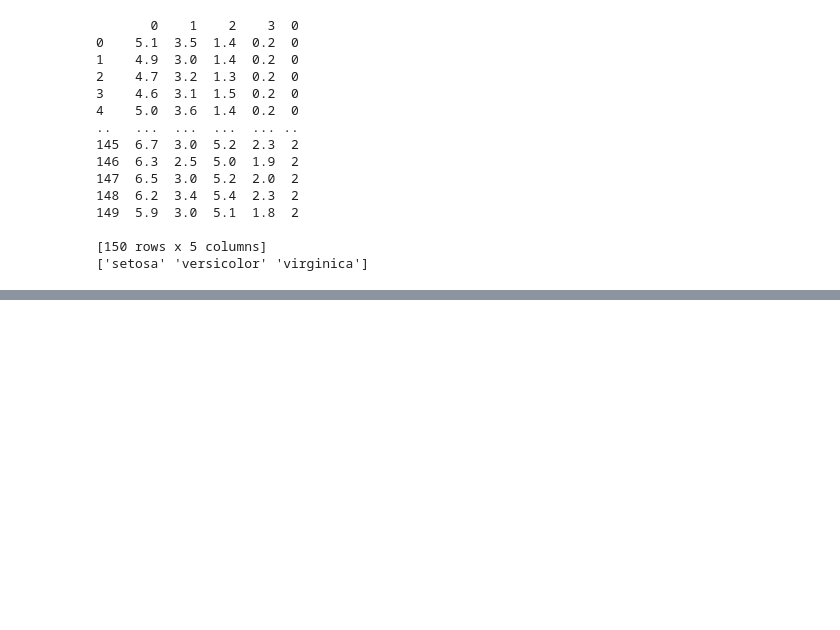
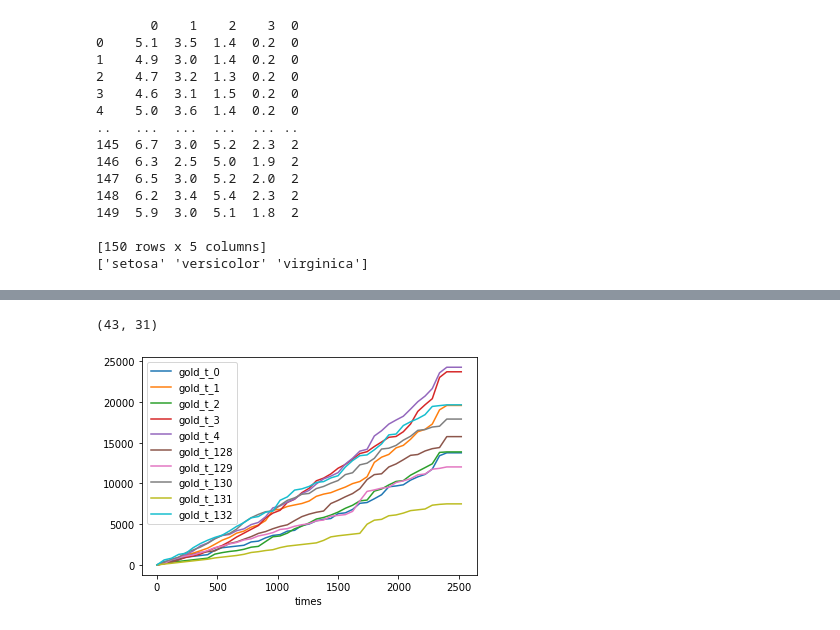
Before and after one commit to shanhai3000/scikit-learn-tutorial, a Jupyter notebook: data_visualization/lineplot.ipynb, the cells around one changed output, grey strips where cells are left out. Cells and saved outputs as stored; diff of their text form; code cells hidden in the pictures; blank space fills up the shorter version.

```diff
--- a/data_visualization/lineplot.ipynb
+++ b/data_visualization/lineplot.ipynb
@@ -46,0 +40,19 @@ print(iris_data.target_names)
+# %%
+player_time_data = pd.read_csv("../dataset/player_time.csv", index_col='match_id')
+# %%
+match_i_data = player_time_data.iloc[player_time_data.index == 0]
+index = match_i_data.times
+columns = ['gold_t_0', 'lh_t_0', 'xp_t_0', 'gold_t_1', 'lh_t_1', 'xp_t_1',
+       'gold_t_2', 'lh_t_2', 'xp_t_2', 'gold_t_3', 'lh_t_3', 'xp_t_3',
+       'gold_t_4', 'lh_t_4', 'xp_t_4', 'gold_t_128', 'lh_t_128', 'xp_t_128',
+       'gold_t_129', 'lh_t_129', 'xp_t_129', 'gold_t_130', 'lh_t_130',
+       'xp_t_130', 'gold_t_131', 'lh_t_131', 'xp_t_131', 'gold_t_132',
+       'lh_t_132', 'xp_t_132']
+gold_columns = [i for i in columns if i.find('gold') >= 0]
+match_i_data.index= index
+#You have to provide both hue="B" and style="B", and then provide a dictionary to markers={...} (you actually passed a list containing a dictionary in your code)
+sns.lineplot(data=match_i_data[gold_columns],  dashes=False)
+print(match_i_data.shape)
+# %% [output]
+(43, 31)
+[figure, added]
```
Also changed, not shown: parts of 1 cell of this notebook, 1 other file.
